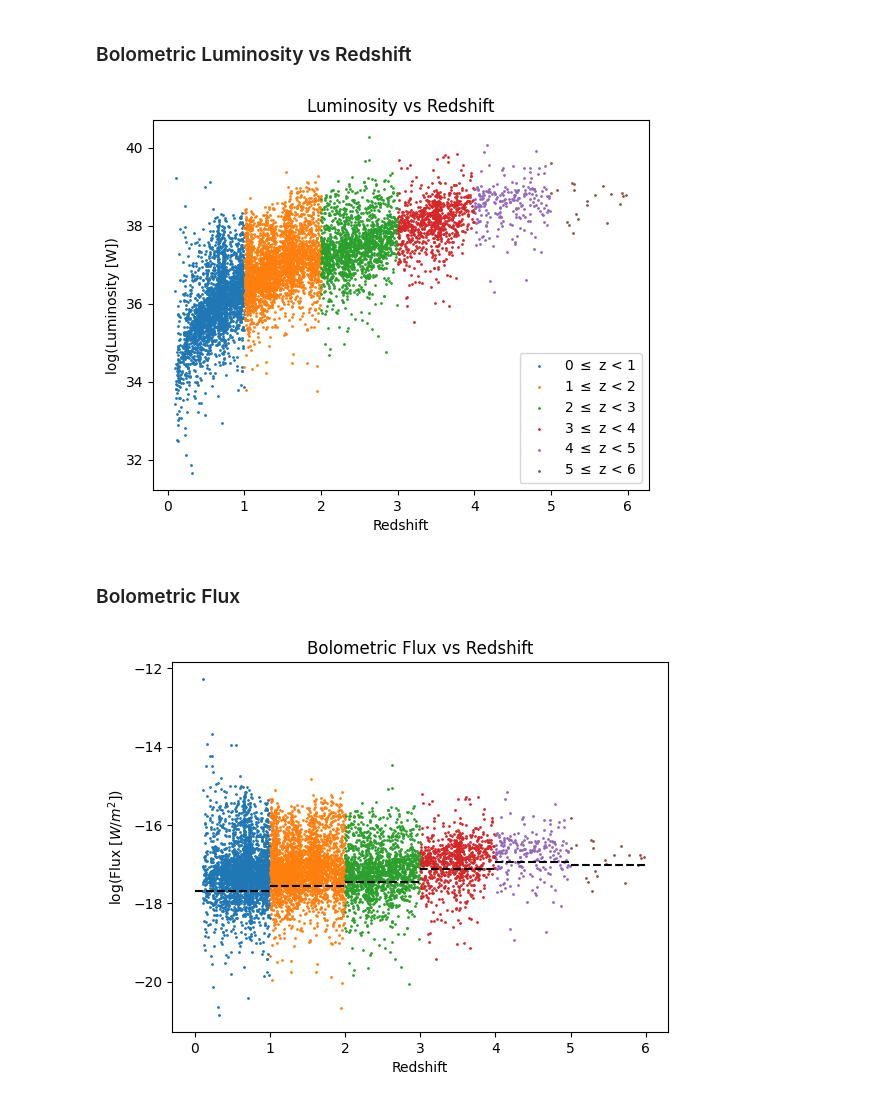
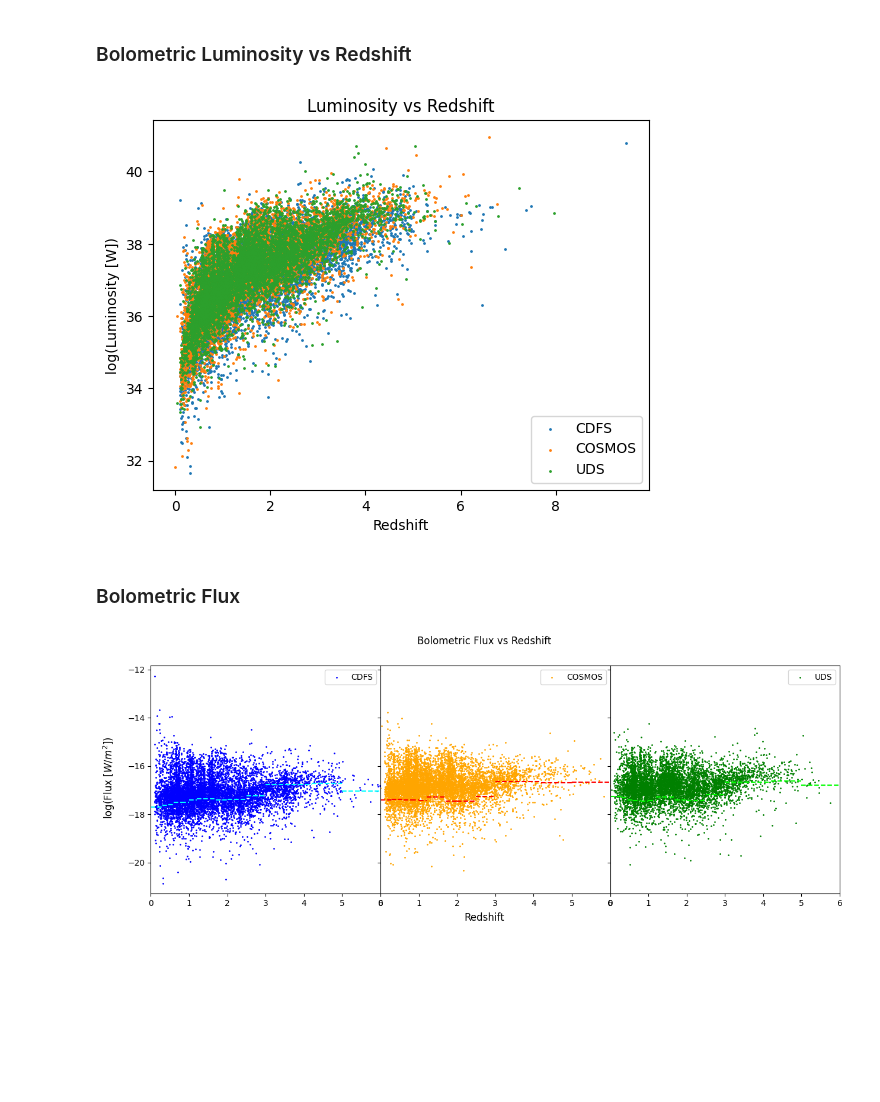
Before and after one commit to daniel-lyon/MPhil-Code, a Jupyter notebook: LUMFUNCS/flux_limit_test.ipynb, the cells around one changed output. Drawn from its saved outputs; the diff is of its cells as text; code cells hidden in the pictures; blank space fills up the shorter version.

```diff
--- a/LUMFUNCS/flux_limit_test.ipynb
+++ b/LUMFUNCS/flux_limit_test.ipynb
@@ -24,37 +58,47 @@ z = df['zpk'].values # redshift
 lum = df['LIR'].copy().values # solar luminosity
 lum *= 3.828 * 10 ** 26 # solar luminosity -> Watts
 
-for z_start, z_end in z_bins:
-    mask_z = (z >= z_start) & (z < z_end)
-    plt.scatter(z[mask_z], np.log10(lum[mask_z]), s=1, label=f'{z_start} $\leq$ z < {z_end}')
+for name in names:
+    mask_name = df['source'] == name
+    plt.scatter(z[mask_name], np.log10(lum[mask_name]), s=1, label=name)
 plt.title('Luminosity vs Redshift')
 plt.xlabel('Redshift')
 plt.ylabel('log(Luminosity [W])')
 plt.legend()
 plt.show()
 # %% [output]
-[figure, old version]
+[figure, new version]
 # %% [markdown]
 ### Bolometric Flux
 # %%
 cosmo = FlatLambdaCDM(H0=70, Om0=0.3)
 d_L = cosmo.luminosity_distance(z).to(u.m).value # m
 
 F_bol = lum / (4 * np.pi * d_L ** 2) # W/m^2
 
 F_lims = []
-for (z_start, z_end), per in zip(z_bins, percentiles):
-    mask_z = (z >= z_start) & (z < z_end)
-    plt.scatter(z[mask_z], np.log10(F_bol[mask_z]), s=1, label=f'{z_start} $\leq$ z < {z_end}')
-    p = np.percentile(F_bol[mask_z], per) # 80% of the data is above this value
-    plt.hlines(np.log10(p), color='k', linestyle='--', label='Flux limit', xmin=z_start, xmax=z_end)
-    F_lims.append(p)
-plt.title('Bolometric Flux vs Redshift')
-plt.ylabel('log(Flux [$W/m^2$])')
-plt.xlabel('Redshift')
+colours = ['cyan', 'red', 'lime']
+colours2 = ['blue', 'orange', 'green']
+fig, axes = plt.subplots(1, 3, figsize=(15, 5), sharey=True, sharex=True)
+
+for name, pertile, c1, c2, ax in zip(names, percentiles, colours, colours2, axes.flatten()):
+    mask_name = df['source'] == name
+    ax.scatter(z[mask_name], np.log10(F_bol[mask_name]), s=1, label=name, c=c2)
+    ax.legend()
+    for (z_start, z_end), per in zip(z_bins, pertile):
+        mask_z = (z >= z_start) & (z < z_end)
+        p = np.percentile(F_bol[mask_name & mask_z], per) # 80% of the data is above this value
+        ax.hlines(np.log10(p), color=c1, linestyle='--', label='Flux limit', xmin=z_start, xmax=z_end)
+        F_lims.append(p)
+        ax.set_xlim(0, 6)
+
+fig.suptitle('Bolometric Flux vs Redshift')
+fig.supylabel('log(Flux [$W/m^2$])', x=0.07)
+fig.supxlabel('Redshift')
+plt.subplots_adjust(wspace=0)
 plt.show()
 # %% [output]
-[figure, old version]
+[figure, new version]
 # %%
 cosmo = FlatLambdaCDM(H0=70, Om0=0.3)
 d_L = cosmo.luminosity_distance(z).value # Mpc
```
Also changed, not shown: parts of 6 cells of this notebook, 13 other files.
